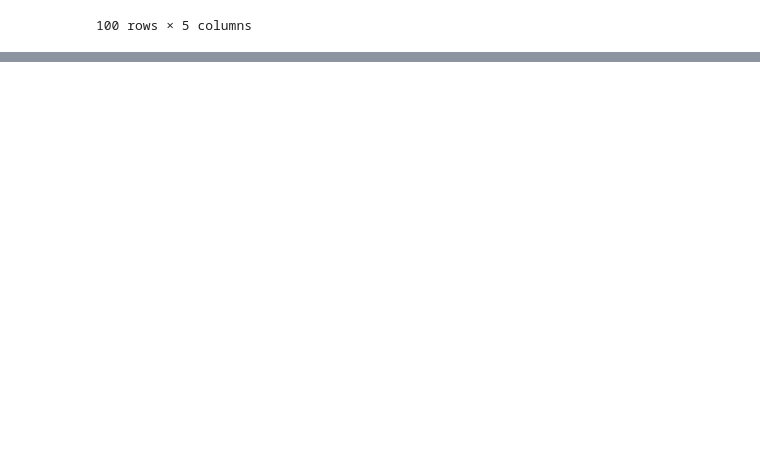
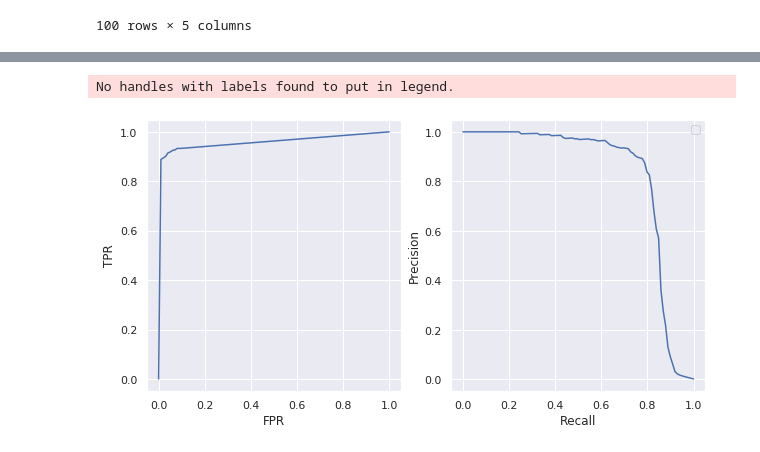
Before and after one commit to VladimirIsakov91/CreditCardFraud, a Jupyter notebook: CreditCardFraud.ipynb, the cells around one changed output, grey strips where cells are left out. Drawn from its saved outputs; the diff is of its cells as text; code cells hidden in the pictures; blank space fills up the shorter version.

Commit message:
add best model train, visualization

```diff
--- a/CreditCardFraud.ipynb
+++ b/CreditCardFraud.ipynb
@@ -445,3 +445,14 @@ best_params
 | 77 | 29 | 2 | 27 | 16 | 43 |
 | 23 | 37 | 2 | 32 | 52 | 50 |
 100 rows × 5 columns
+# %%
+model = RandomForestClassifier(n_estimators=125,
+                               max_features=29,
+                               max_depth=50,
+                               min_samples_split=28,
+                               min_samples_leaf=17,
+                               random_state=SEED,
+                               n_jobs=JOBS,
+                               verbose=10)
+# %%
+metrics, roc, pr, stats = ml_pipeline(model=model, X=X, y=y, n_splits=5)
@@ -447,0 +470,13 @@ best_params
+# %%
+f, ax = plt.subplots(nrows=1, ncols=2, figsize=(10, 5))
+sns.lineplot(x=roc['fpr'], y=roc['tpr'], ax=ax[0])
+sns.lineplot(x=pr['recall'], y=pr['precision'], ax=ax[1])
+ax[0].set_xlabel('FPR')
+ax[0].set_ylabel('TPR')
+ax[1].set_ylabel('Precision')
+ax[1].set_xlabel('Recall')
+plt.legend()
+plt.show()
+# %% [output]
+No handles with labels found to put in legend.
+[figure, added]
```
Also changed, not shown: parts of 1 cell of this notebook.
